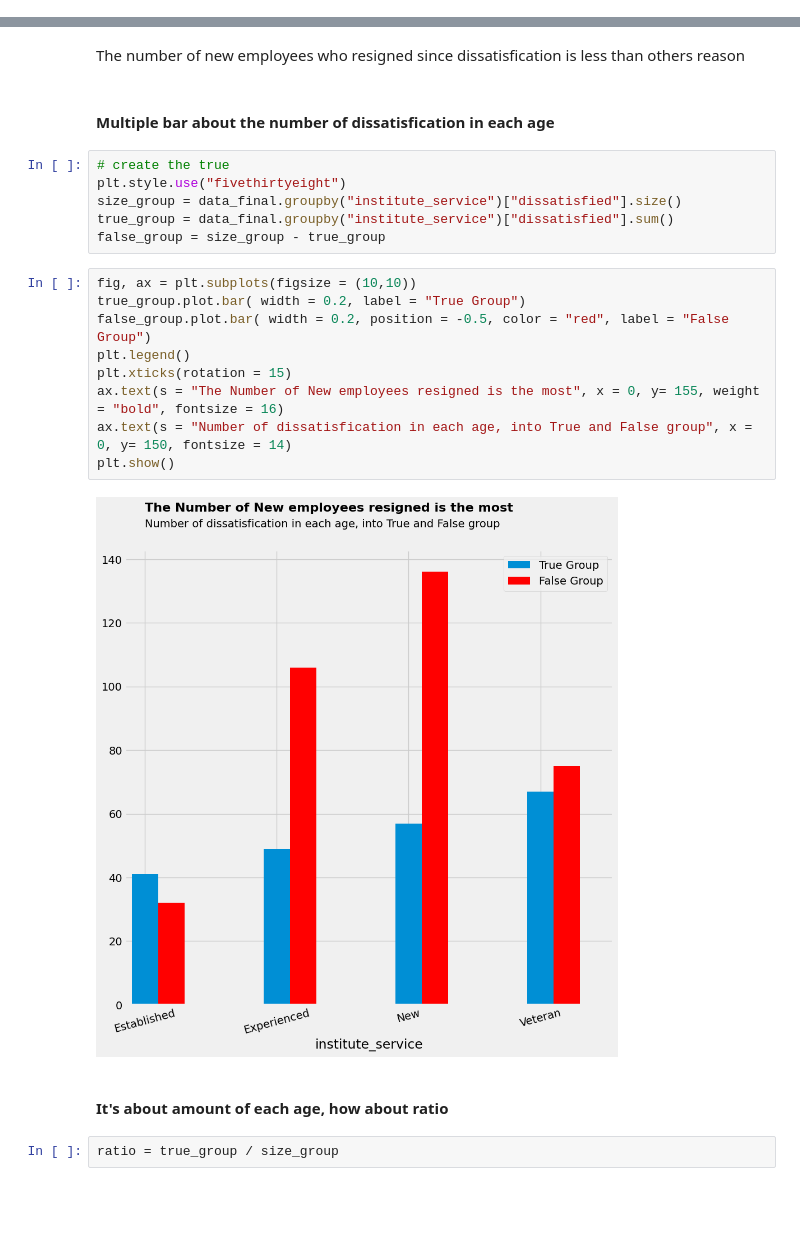
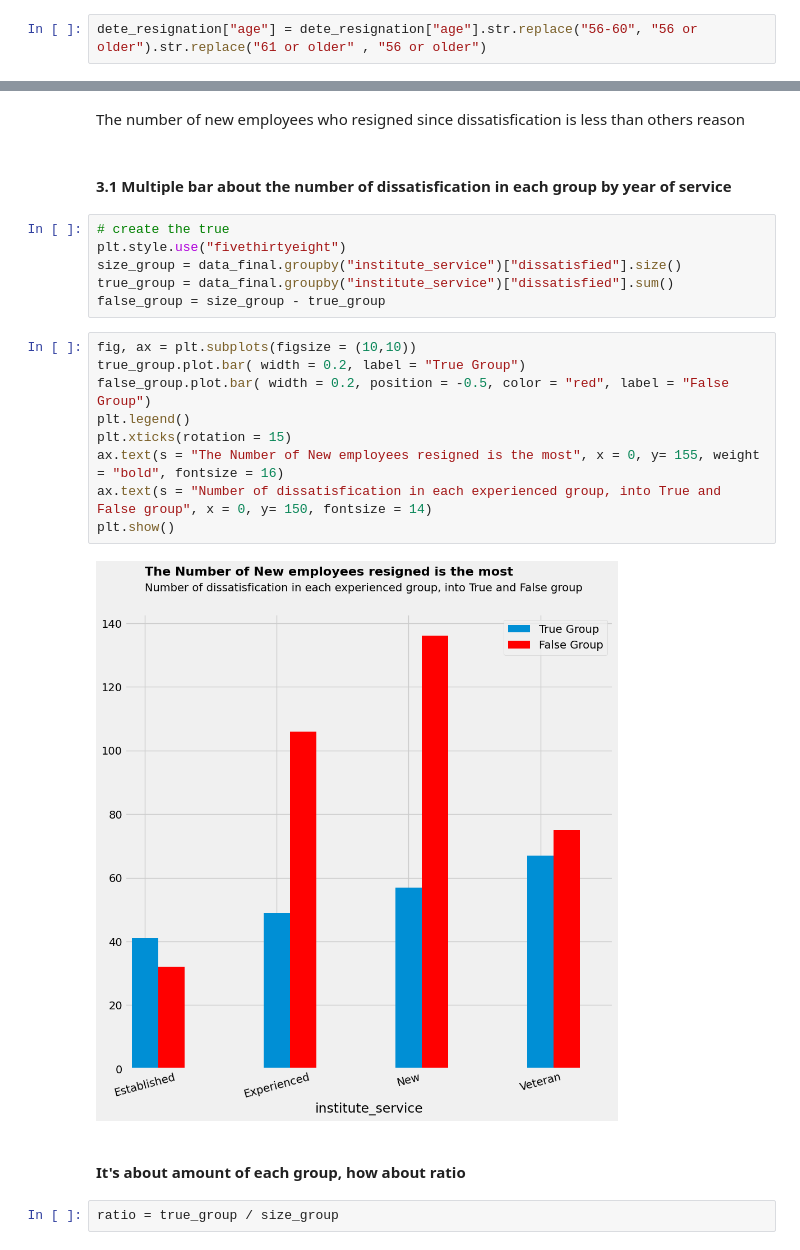
Before and after one commit to Vannguyen25/Guided-Project-Clean-and-Analyze-Employee-Exit-Surveys, a Jupyter notebook: Clean and analyze employee exit surveys.ipynb, the cells around one changed output, grey strips where cells are left out. Drawn from its saved outputs; the diff is of its cells as text; blank space fills up the shorter version.

```diff
--- a/Clean and analyze employee exit surveys.ipynb
+++ b/Clean and analyze employee exit surveys.ipynb
@@ -594,0 +610,2 @@ Name: count, dtype: int64
+# %%
+dete_resignation["age"] = dete_resignation["age"].str.replace("56-60", "56 or older").str.replace("61 or older" , "56 or older")
@@ -633,7 +664,7 @@ plt.show()
 # %% [markdown]
 The number of new employees who resigned since dissatisfication is less than others reason
 # %% [markdown]
-#### Multiple bar about the number of dissatisfication in each age
+#### 3.1 Multiple bar about the number of dissatisfication in each group by year of service
 # %%
 # create the true
 plt.style.use("fivethirtyeight")
@@ -643,16 +674,16 @@ false_group = size_group - true_group
 # %%
 fig, ax = plt.subplots(figsize = (10,10))
 true_group.plot.bar( width = 0.2, label = "True Group")
 false_group.plot.bar( width = 0.2, position = -0.5, color = "red", label = "False Group")
 plt.legend()
 plt.xticks(rotation = 15)
 ax.text(s = "The Number of New employees resigned is the most", x = 0, y= 155, weight = "bold", fontsize = 16)
-ax.text(s = "Number of dissatisfication in each age, into True and False group", x = 0, y= 150, fontsize = 14)
+ax.text(s = "Number of dissatisfication in each experienced group, into True and False group", x = 0, y= 150, fontsize = 14)
 plt.show()
 # %% [output]
-[figure, old version]
+[figure, new version]
 # %% [markdown]
-#### It's about amount of each age, how about ratio
+#### It's about amount of each group, how about ratio
 # %%
 ratio = true_group / size_group
 # %%
```
Also changed, not shown: parts of 17 cells of this notebook.
